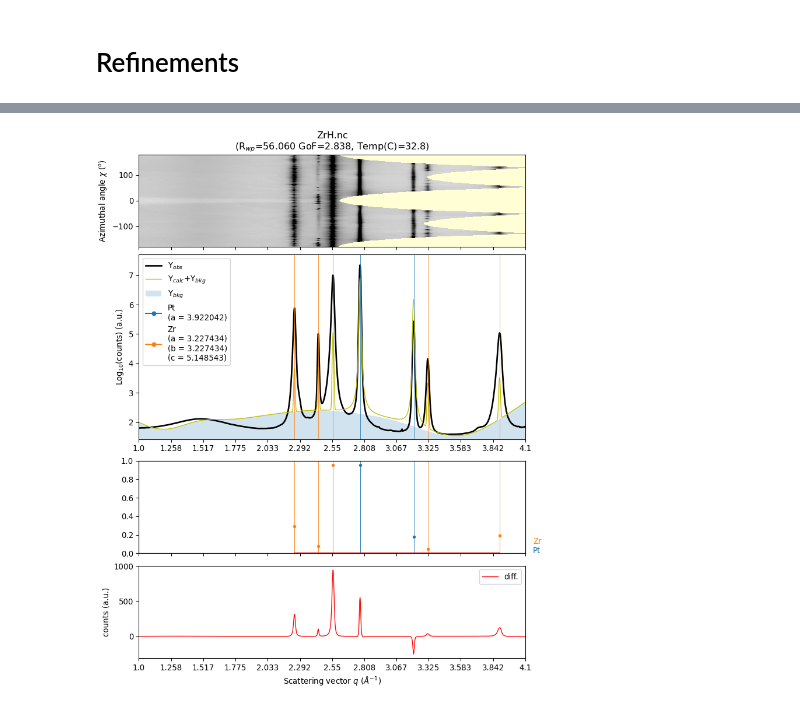
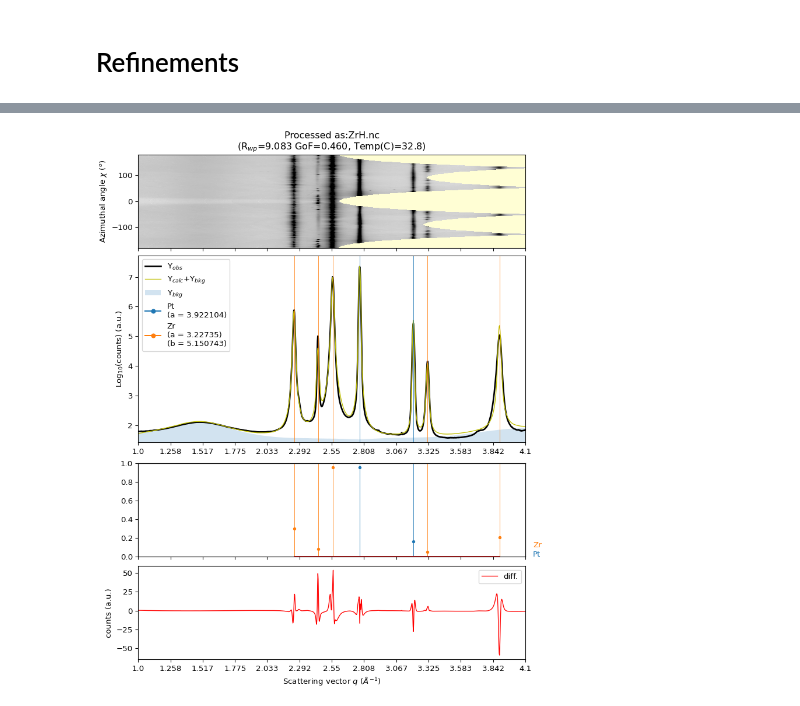
Before and after one commit to MehmetTopsakal/pySULI, a Jupyter notebook: notebooks/006_xrd_refinement_with_gsas2_lib_version.ipynb, the cells around one changed output, grey strips where cells are left out. Cells and saved outputs as stored; diff of their text form; code cells hidden in the pictures.

Commit message:
Got 005 and 006 to have same output plots

```diff
--- a/notebooks/006_xrd_refinement_with_gsas2_lib_version.ipynb
+++ b/notebooks/006_xrd_refinement_with_gsas2_lib_version.ipynb
@@ -160,16 +196,18 @@ ZrH_refiner = Refiner(
     {'cif_abs_path':'Zr.cif','phase_name':'Zr','scale':1},
     ],
     gsas2_scratch = pysuli_defaults['gsas2_scratch'],
-    instrument_parameters_file = 'gsas.instprm',
+    instrument_parameters_file = 'gsas2_scratch/gsas.instprm',
     q_range=[1,4.1],
     da_input_bkg = da_input_bkg
 )
 
 ZrH_refiner.refine_background(3)
+ZrH_refiner.set_lebail(True)
 ZrH_refiner.refine_cell_params()
 ZrH_refiner.refine_size_broadening()
 ZrH_refiner.refine_strain_broadening()
 ZrH_refiner.refine_background(5)
+ZrH_refiner.refine_cell_params()
 ZrH_refiner.refine_size_broadening()
 ZrH_refiner.refine_strain_broadening()
 ZrH_refiner.save_refinement()
@@ -194 +236 @@ gpx file saved as /home/mt/.gsas2_scratch/gsas.gpx
-[figure, old version]
+[figure, new version]
```
Also changed, not shown: parts of 10 cells of this notebook, 2 other files.
